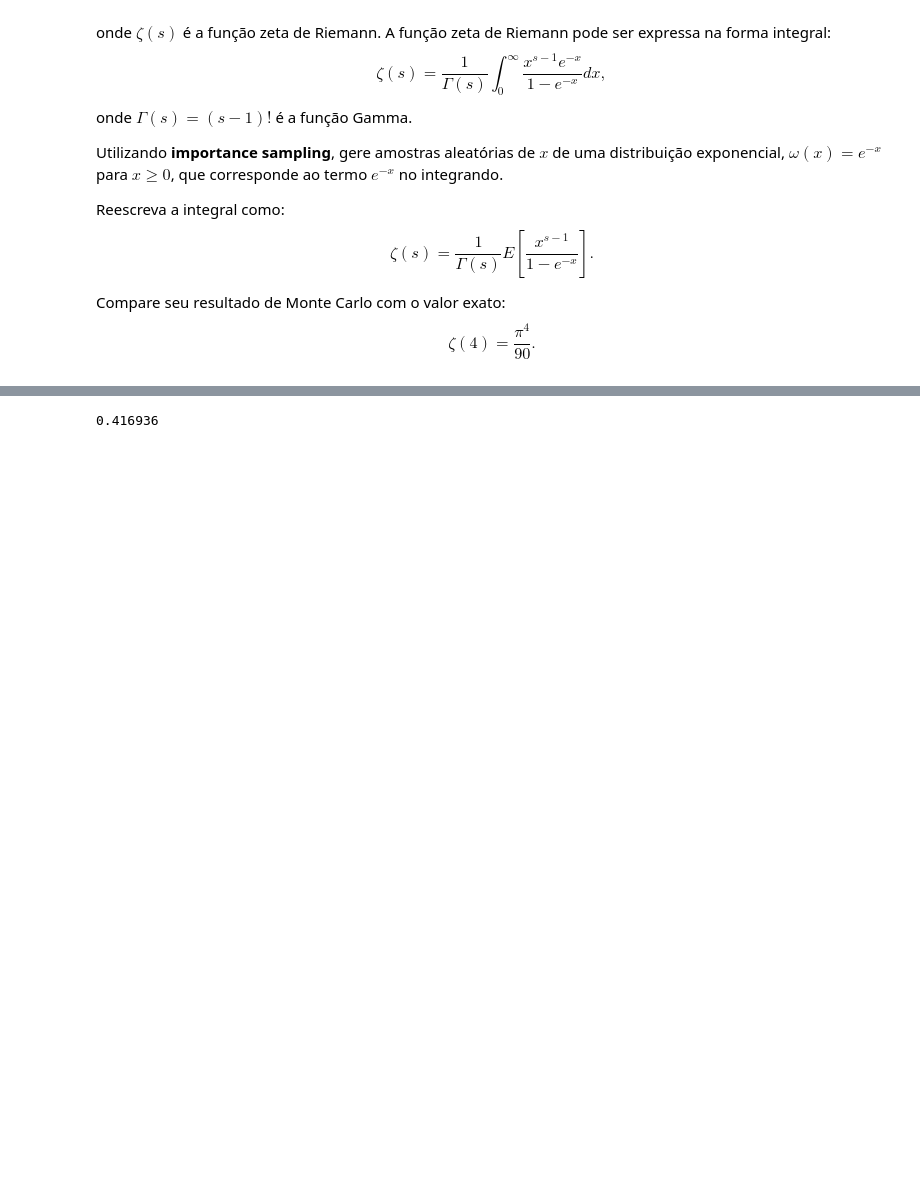
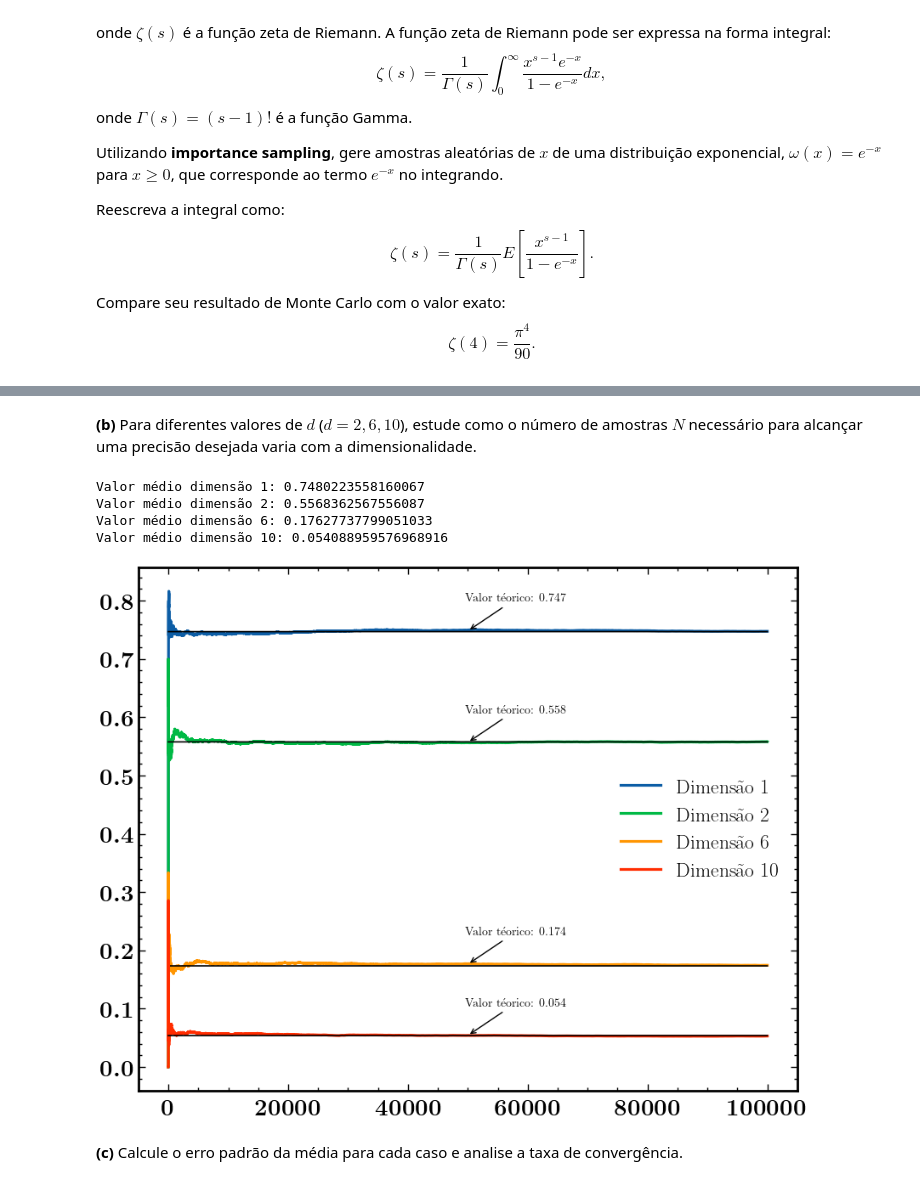
Before and after one commit to walacevale/Monte_Carlo, a Jupyter notebook: Lista 1/Lista1.ipynb, the cells around one changed output, grey strips where cells are left out. Drawn from its saved outputs; the diff is of its cells as text; code cells hidden in the pictures; blank space fills up the shorter version.

```diff
--- a/Lista 1/Lista1.ipynb
+++ b/Lista 1/Lista1.ipynb
@@ -374,0 +362,48 @@ print(x_aceitos/n)
+# %% [markdown]
+**(b)** Para diferentes valores de $ d $ ($ d = 2,6,10 $), estude como o número de amostras $ N $ necessário para alcançar uma precisão desejada varia com a dimensionalidade.
+# %%
+n_amostras = 100000
+dimensoes = [1, 2, 6, 10]
+
+resultados_integral = []
+
+for dim in dimensoes:
+    aceitos = 0
+    proporcao_aceitos_normalizada = []
+    for i in range(n_amostras):
+        ponto = np.random.uniform(0, 1, size=dim)
+        norma = np.linalg.norm(ponto)
+        y = np.random.uniform(0, 1)
+
+        if y < np.exp(-norma**2):
+            aceitos += 1
+
+        proporcao_aceitos_normalizada.append(aceitos / (i + 1))
+
+    resultados_integral.append(proporcao_aceitos_normalizada)
+
+plt.figure(figsize = (10,8))
+for i in range(len(dimensoes)):
+    plt.plot(np.arange(n_amostras), resultados_integral[i], linewidth=2.3, label=f'Dimensão {dimensoes[i]}')
+    plt.plot(np.arange(n_amostras), np.ones(n_amostras)*(0.746824)**(dimensoes[i]), 'k-', linewidth=1.2)
+    valor_medio = np.mean(resultados_integral[i][10000:])
+    print(f'Valor médio dimensão {dimensoes[i]}:', valor_medio)
+    valor_analitico = 0.746824
+    meio_x = n_amostras // 2  # Posição no meio do eixo x
+    plt.annotate(f'Valor téorico: {valor_analitico**(dimensoes[i]):.3f}',
+                 xy=(meio_x, valor_medio),
+                 xytext=(meio_x - 500, valor_medio + 0.05),
+                 arrowprops=dict(facecolor='black', arrowstyle='->'),
+                 fontsize=10)
+
+plt.legend()
+plt.show()
+# %% [output]
+Valor médio dimensão 1: 0.7480223558160067
+Valor médio dimensão 2: 0.5568362567556087
+Valor médio dimensão 6: 0.17627737799051033
+Valor médio dimensão 10: 0.054088959576968916
+[figure, added]
+# %% [markdown]
+
+**(c)** Calcule o erro padrão da média para cada caso e analise a taxa de convergência.
@@ -375,16 +413,20 @@ print(x_aceitos/n)
 # %%
-random_uniform = np.random.uniform(0, 1)
-n = 500000
-x_aceitos = 0
-d = 3
-for _ in range(n):
-    x = np.random.uniform(0, 1, size = d)
-    modulo =  np.linalg.norm(x)
-    y = np.random.uniform(0, 1)
+n_amostras = 100000
+dimensoes = [1, 2, 6, 10]
 
-    if y < np.exp(-modulo**2):
-        x_aceitos+= 1
+resultados_integral = []
 
-print(x_aceitos/n)
+for dim in dimensoes:
+    aceitos = 0
+    proporcao_aceitos_normalizada = []
+    for i in range(n_amostras):
+        ponto = np.random.uniform(0, 1, size=dim)
+        norma = np.linalg.norm(ponto)
+        y = np.random.uniform(0, 1)
+
+        if y < np.exp(-norma**2):
+            aceitos += 1
+
+        proporcao_aceitos_normalizada.append(aceitos / (i + 1))
+
+    resultados_integral.append(proporcao_aceitos_normalizada)
-# %% [output]
-0.416936
```
Also changed, not shown: parts of 33 cells of this notebook.
